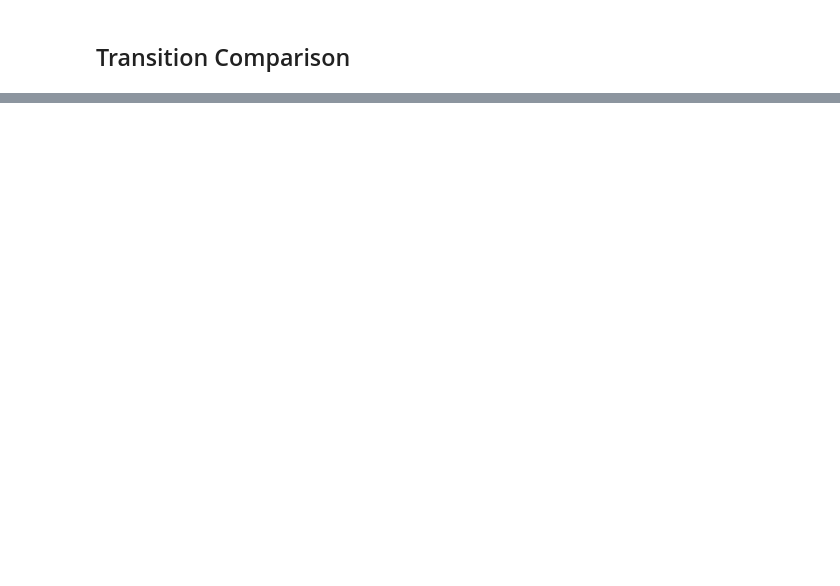
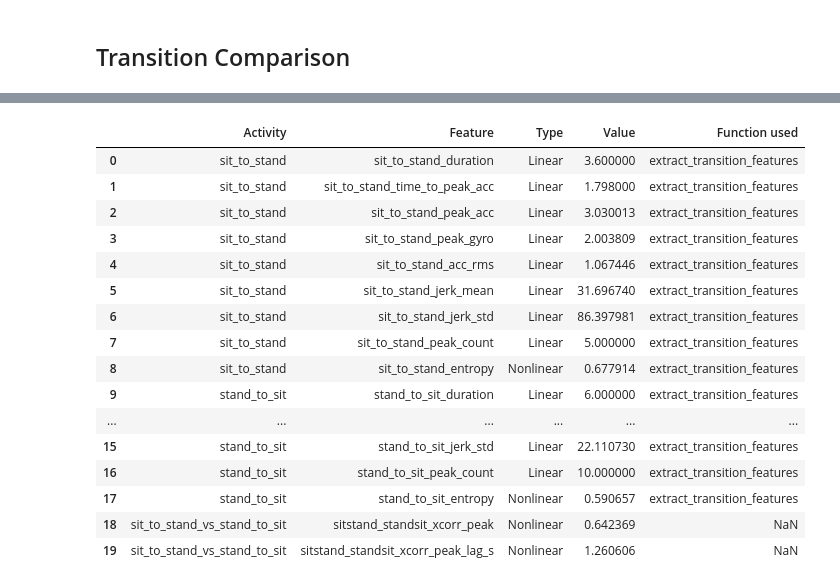
Before and after one commit to ahmedazhar2299/my-walk-sentinal, a Jupyter notebook: transition_validation.ipynb, the cells around one changed output, grey strips where cells are left out. Cells and saved outputs as stored; diff of their text form; code cells hidden in the pictures; blank space fills up the shorter version.

Commit message:
update: linear / non-linear features added in notebook

```diff
--- a/transition_validation.ipynb
+++ b/transition_validation.ipynb
@@ -16,9 +16,9 @@ from imu_features.config import PipelineConfig
 import validation_plots.shared_validation as sv
 # %%
 DATA_ROOT = Path("Data")
-PATIENT_ID = "patient_08"
+PATIENT_ID = "patient_103"
 DATE = None             # e.g. "2026-03-08" or None => latest
-USE_TKINTER_CHOOSER = False      # set True to open folder chooser UI
+USE_TKINTER_CHOOSER = True      # set True to open folder chooser UI
 
 PLOT_PARAMS = {
     "window_gate": {
@@ -282,0 +326,91 @@ display(pd.DataFrame(([s for s in [SIT_TO_STAND_SUMMARY, STAND_TO_SIT_SUMMARY] i
+# %%
+# Calculated linear and nonlinear transition features from the loaded synchronized sit/stand files
+from imu_features.transition_features import extract_transition_features
+
+
+sv.configure(PIPELINE_CONFIG, PLOT_PARAMS)
+sv._apply_notebook_window_gate_settings()
+
+transition_feature_specs = [
+    ("duration", "Linear"),
+    ("time_to_peak_acc", "Linear"),
+    ("peak_acc", "Linear"),
+    ("peak_gyro", "Linear"),
+    ("acc_rms", "Linear"),
+    ("jerk_mean", "Linear"),
+    ("jerk_std", "Linear"),
+    ("peak_count", "Linear"),
+    ("entropy", "Nonlinear"),
+]
+
+transition_rows = []
+
+if SIT_TO_STAND_DF is not None and SIT_TO_STAND_META is not None:
+    sit_to_stand_features = extract_transition_features(
+        SIT_TO_STAND_DF, SIT_TO_STAND_META, PIPELINE_CONFIG, prefix="sit_to_stand"
+    )
+    for suffix, feature_type in transition_feature_specs:
+        feature = f"sit_to_stand_{suffix}"
+        transition_rows.append({
+            "Activity": "sit_to_stand",
+            "Feature": feature,
+            "Type": feature_type,
+            "Value": sit_to_stand_features.get(feature, np.nan),
+            "Function used": "extract_transition_features",
+        })
+else:
+    print("[SKIP] sit_to_stand values: sit_to_stand file not loaded")
+
+if STAND_TO_SIT_DF is not None and STAND_TO_SIT_META is not None:
+    stand_to_sit_features = extract_transition_features(
+        STAND_TO_SIT_DF, STAND_TO_SIT_META, PIPELINE_CONFIG, prefix="stand_to_sit"
+    )
+    for suffix, feature_type in transition_feature_specs:
+        feature = f"stand_to_sit_{suffix}"
+        transition_rows.append({
+            "Activity": "stand_to_sit",
+            "Feature": feature,
+            "Type": feature_type,
+            "Value": stand_to_sit_features.get(feature, np.nan),
+            "Function used": "extract_transition_features",
+        })
+else:
+    print("[SKIP] stand_to_sit values: stand_to_sit file not loaded")
+
+
+if SIT_TO_STAND_CACHE is not None and STAND_TO_SIT_CACHE is not None:
+    _, _, xcorr_peak, xcorr_lag_s, _ = sv._best_xcorr_summary(SIT_TO_STAND_CACHE, STAND_TO_SIT_CACHE, n_points=100)
+    for feature, value in {
+        "sitstand_standsit_xcorr_peak": xcorr_peak,
+        "sitstand_standsit_xcorr_peak_lag_s": xcorr_lag_s,
+    }.items():
+        transition_rows.append({
+            "Activity": "sit_to_stand_vs_stand_to_sit",
+            "Feature": feature,
+            "Type": "Nonlinear",
+            "Value": value,
+        })
+
+if transition_rows:
+    transition_feature_table = pd.DataFrame(transition_rows)
+    display(transition_feature_table)
+else:
+    print("[SKIP] transition feature table: no transition files loaded")
+# %% [output]
+|  | Activity | Feature | Type | Value | Function used |
+| 0 | sit_to_stand | sit_to_stand_duration | Linear | 3.600000 | extract_transition_features |
+| 1 | sit_to_stand | sit_to_stand_time_to_peak_acc | Linear | 1.798000 | extract_transition_features |
+| 2 | sit_to_stand | sit_to_stand_peak_acc | Linear | 3.030013 | extract_transition_features |
+| 3 | sit_to_stand | sit_to_stand_peak_gyro | Linear | 2.003809 | extract_transition_features |
+| 4 | sit_to_stand | sit_to_stand_acc_rms | Linear | 1.067446 | extract_transition_features |
+| 5 | sit_to_stand | sit_to_stand_jerk_mean | Linear | 31.696740 | extract_transition_features |
+| 6 | sit_to_stand | sit_to_stand_jerk_std | Linear | 86.397981 | extract_transition_features |
+| 7 | sit_to_stand | sit_to_stand_peak_count | Linear | 5.000000 | extract_transition_features |
+| 8 | sit_to_stand | sit_to_stand_entropy | Nonlinear | 0.677914 | extract_transition_features |
+| 9 | stand_to_sit | stand_to_sit_duration | Linear | 6.000000 | extract_transition_features |
+| ... | ... | ... | ... | ... | ... |
+| 15 | stand_to_sit | stand_to_sit_jerk_std | Linear | 22.110730 | extract_transition_features |
+| 16 | stand_to_sit | stand_to_sit_peak_count | Linear | 10.000000 | extract_transition_features |
+| 17 | stand_to_sit | stand_to_sit_entropy | Nonlinear | 0.590657 | extract_transition_features |
+| 18 | sit_to_stand_vs_stand_to_sit | sitstand_standsit_xcorr_peak | Nonlinear | 0.642369 | NaN |
+| 19 | sit_to_stand_vs_stand_to_sit | sitstand_standsit_xcorr_peak_lag_s | Nonlinear | 1.260606 | NaN |
```
Also changed, not shown: parts of 13 cells of this notebook, 2 other files.
